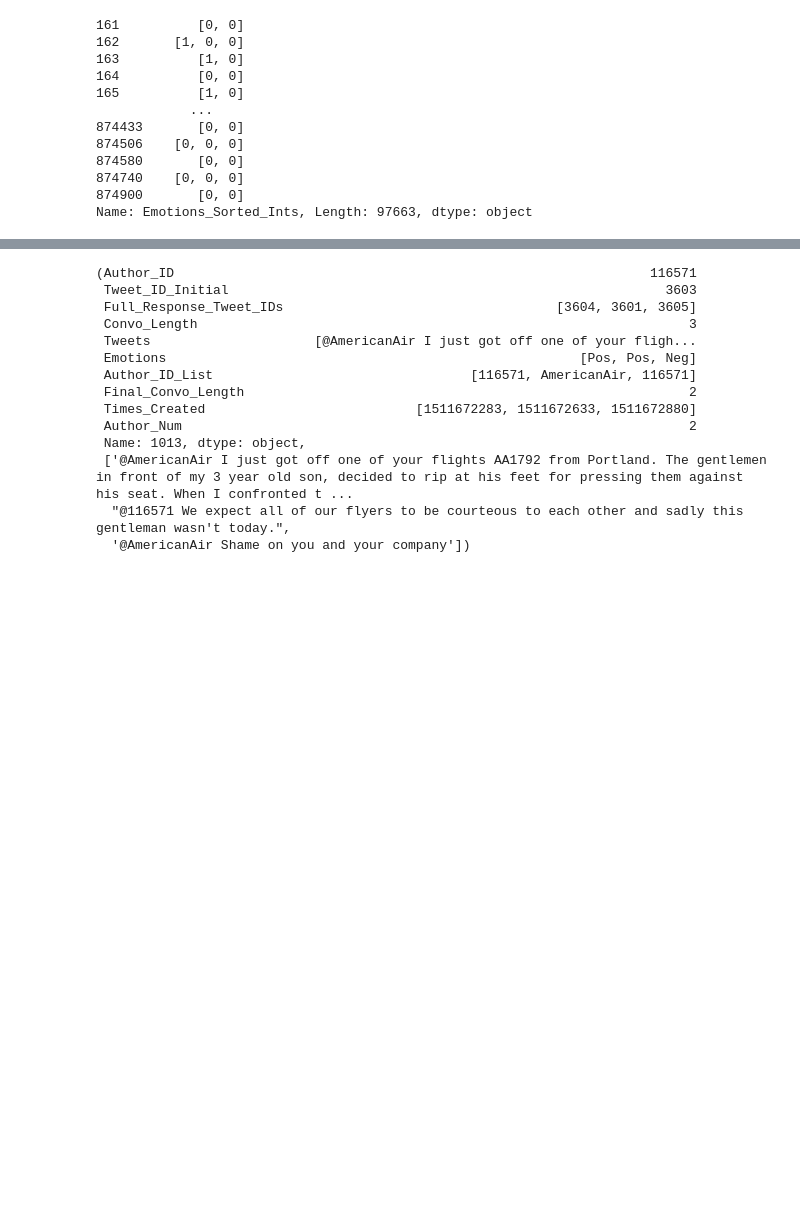
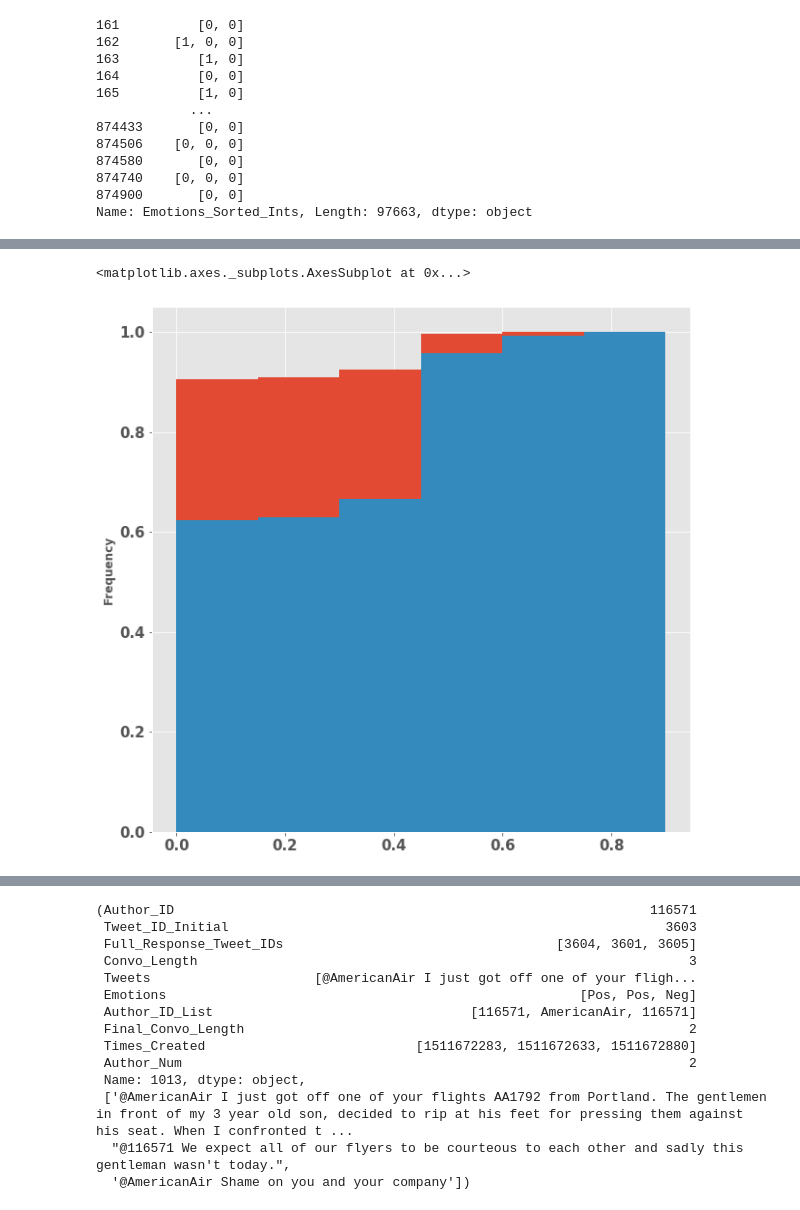
Before and after one commit to georgejconidis/EmotionalSage, a Jupyter notebook: notebooks/EmotionalSentiment_Data_Analysis_TwitterCSData.ipynb, the cells around one changed output, grey strips where cells are left out. Saved outputs shown, nothing was run; the diff lists cells and outputs as text; code cells hidden in the pictures; blank space fills up the shorter version.

```diff
--- a/notebooks/EmotionalSentiment_Data_Analysis_TwitterCSData.ipynb
+++ b/notebooks/EmotionalSentiment_Data_Analysis_TwitterCSData.ipynb
@@ -691,0 +769,8 @@ SUB_Conv_2PerUnique['Tweets'].iloc[0]
+# %%
+
+# plotting the cumulative distribution functions
+SUB_Conv_Resolved['Sentiment_Value'].plot.hist(bins=bins_set, figsize=(10,10),label='Resolved',cumulative=True,density=True)
+SUB_Conv_UNResolved['Sentiment_Value'].plot.hist(bins=bins_set,figsize=(10,10), label='Unresolved',cumulative=True,density=True)
+# %% [output]
+<matplotlib.axes._subplots.AxesSubplot at 0x...>
+[figure, added]
```
Also changed, not shown: parts of 16 cells of this notebook, 1 other file.
